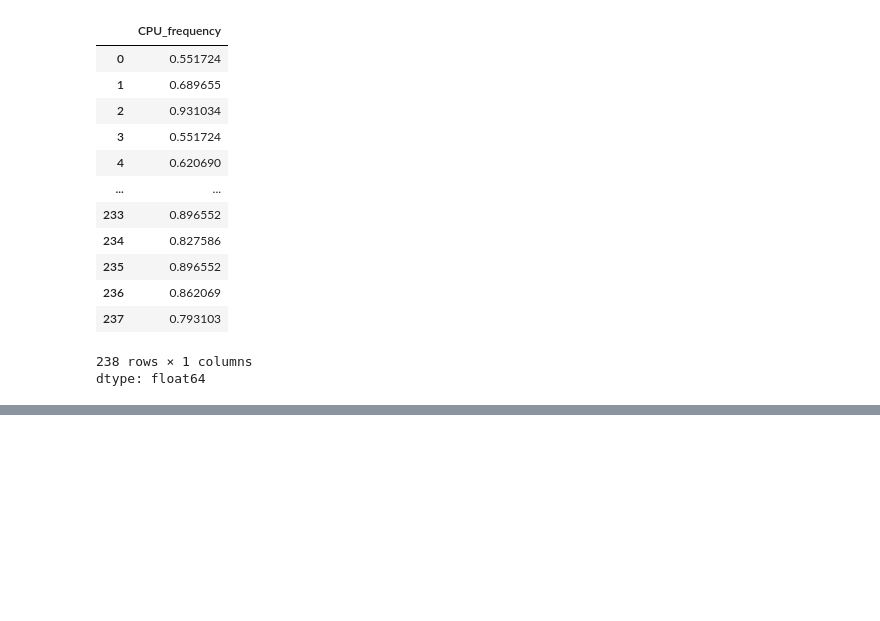
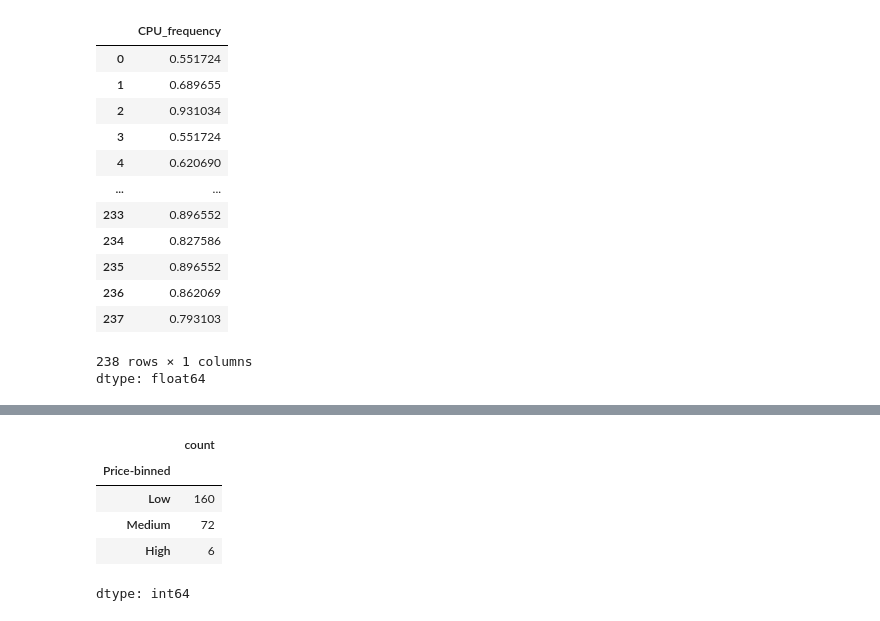
Before and after one commit to sayanarajasekhar/pandas, a Jupyter notebook: Data_Wrangling_Practice.ipynb, the cells around one changed output, grey strips where cells are left out. Drawn from its saved outputs; the diff is of its cells as text; code cells hidden in the pictures; blank space fills up the shorter version.

```diff
--- a/Data_Wrangling_Practice.ipynb
+++ b/Data_Wrangling_Practice.ipynb
@@ -352,0 +385,10 @@ dtype: float64
+# %%
+df['Price-binned'] = pd.cut(df['Price'], bins, labels=group_names, include_lowest=True )
+df['Price-binned'].value_counts()
+# %% [output]
+|  | count |
+| Price-binned |  |
+| Low | 160 |
+| Medium | 72 |
+| High | 6 |
+dtype: int64
```
Also changed, not shown: parts of 7 cells of this notebook.
